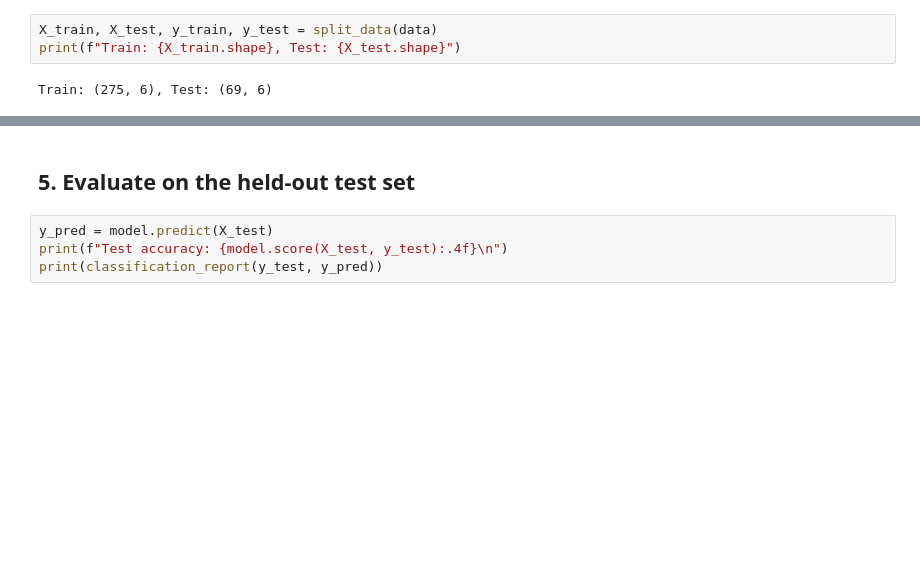
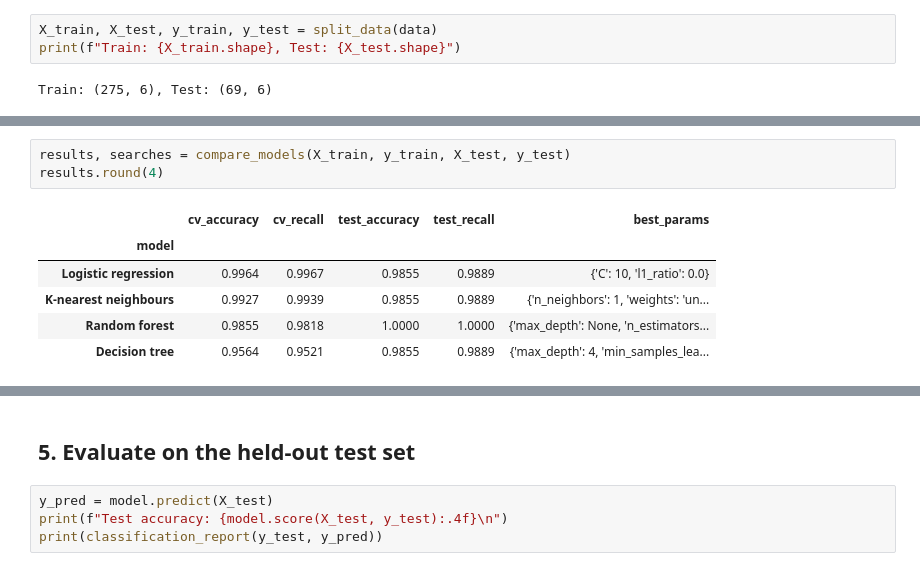
Before and after one commit to kwameaj67/which_penguin, a Jupyter notebook: notebooks/which_penguin.ipynb, the cells around one changed output, grey strips where cells are left out. Cells and saved outputs as stored; diff of their text form; blank space fills up the shorter version.

```diff
--- a/notebooks/which_penguin.ipynb
+++ b/notebooks/which_penguin.ipynb
@@ -141,0 +149,10 @@ Very strong regularisation (`C=0.01`) underfits; beyond `C≈1` accuracy plateau
+# %%
+results, searches = compare_models(X_train, y_train, X_test, y_test)
+results.round(4)
+# %% [output]
+|  | cv_accuracy | cv_recall | test_accuracy | test_recall | best_params |
+| model |  |  |  |  |  |
+| Logistic regression | 0.9964 | 0.9967 | 0.9855 | 0.9889 | {'C': 10, 'l1_ratio': 0.0} |
+| K-nearest neighbours | 0.9927 | 0.9939 | 0.9855 | 0.9889 | {'n_neighbors': 1, 'weights': 'un... |
+| Random forest | 0.9855 | 0.9818 | 1.0000 | 1.0000 | {'max_depth': None, 'n_estimators... |
+| Decision tree | 0.9564 | 0.9521 | 0.9855 | 0.9889 | {'max_depth': 4, 'min_samples_lea... |
```
Also changed, not shown: parts of 24 cells of this notebook, 6 other files.
